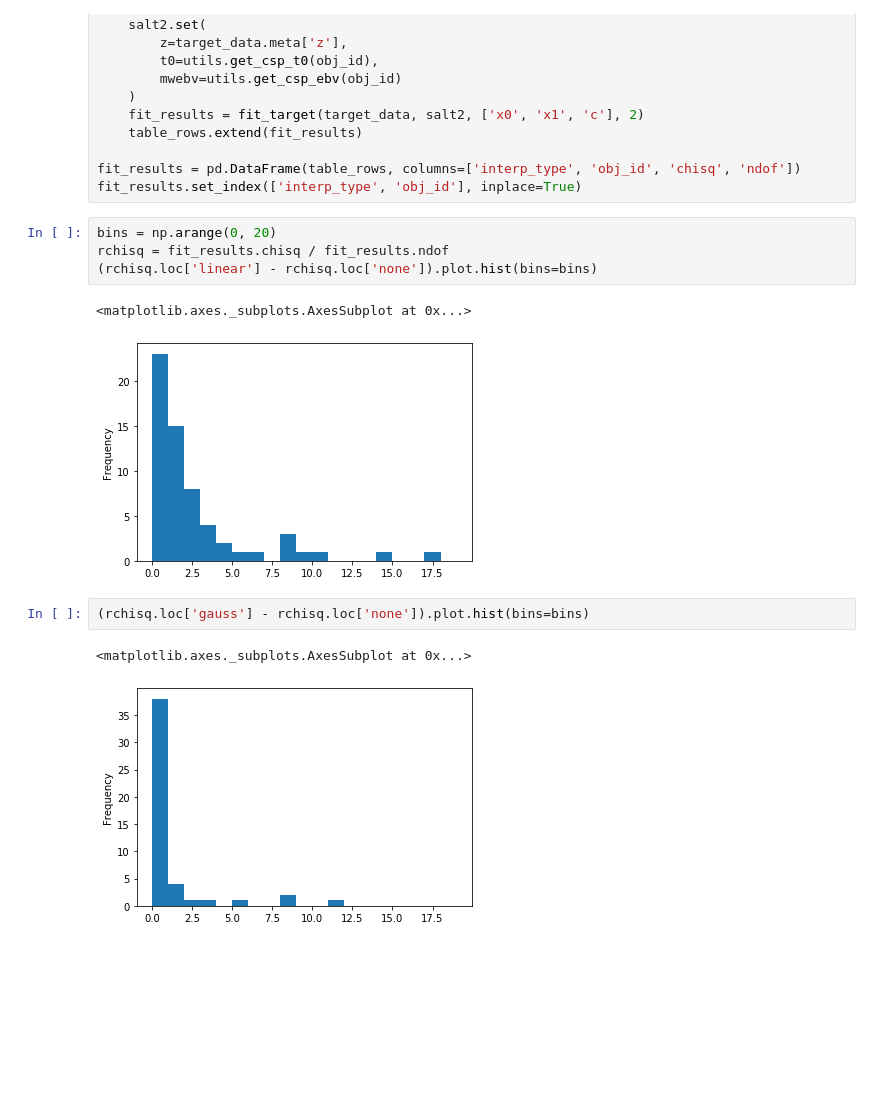
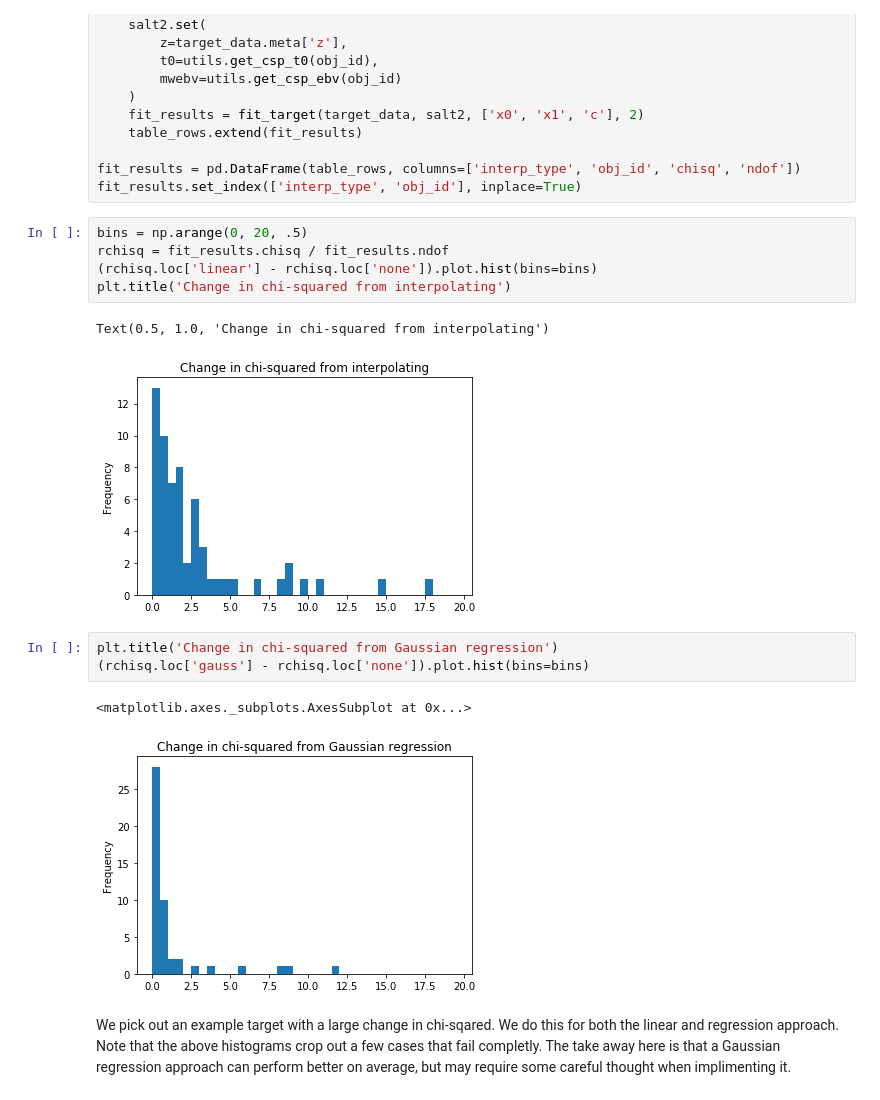
Before and after one commit to djperrefort/lc_reconstruction, a Jupyter notebook: interpolation_demo.ipynb, the cells around one changed output. Saved outputs shown, nothing was run; the diff lists cells and outputs as text; blank space fills up the shorter version.

Commit message:
Adds demo plots of largest chisq difference

```diff
--- a/interpolation_demo.ipynb
+++ b/interpolation_demo.ipynb
@@ -429,16 +445,20 @@ for target_data in dr3.iter_data(filter_func=utils.filter_has_csp_data):
 fit_results = pd.DataFrame(table_rows, columns=['interp_type', 'obj_id', 'chisq', 'ndof'])
 fit_results.set_index(['interp_type', 'obj_id'], inplace=True)
 # %%
-bins = np.arange(0, 20)
+bins = np.arange(0, 20, .5)
 rchisq = fit_results.chisq / fit_results.ndof
 (rchisq.loc['linear'] - rchisq.loc['none']).plot.hist(bins=bins)
+plt.title('Change in chi-squared from interpolating')
 # %% [output]
-<matplotlib.axes._subplots.AxesSubplot at 0x...>
+Text(0.5, 1.0, 'Change in chi-squared from interpolating')
-[figure, old version]
+[figure, new version]
 # %%
+plt.title('Change in chi-squared from Gaussian regression')
 (rchisq.loc['gauss'] - rchisq.loc['none']).plot.hist(bins=bins)
 # %% [output]
 <matplotlib.axes._subplots.AxesSubplot at 0x...>
-[figure, old version]
+[figure, new version]
+# %% [markdown]
+We pick out an example target with a large change in chi-sqared. We do this for both the linear and regression approach. Note that the above histograms crop out a few cases that fail completly. The take away here is that a Gaussian regression approach can perform better on average, but may require some careful thought when implimenting it.
 # %%
 diff = rchisq.loc['linear'] - rchisq.loc['none']
```
Also changed, not shown: parts of 9 cells of this notebook.
